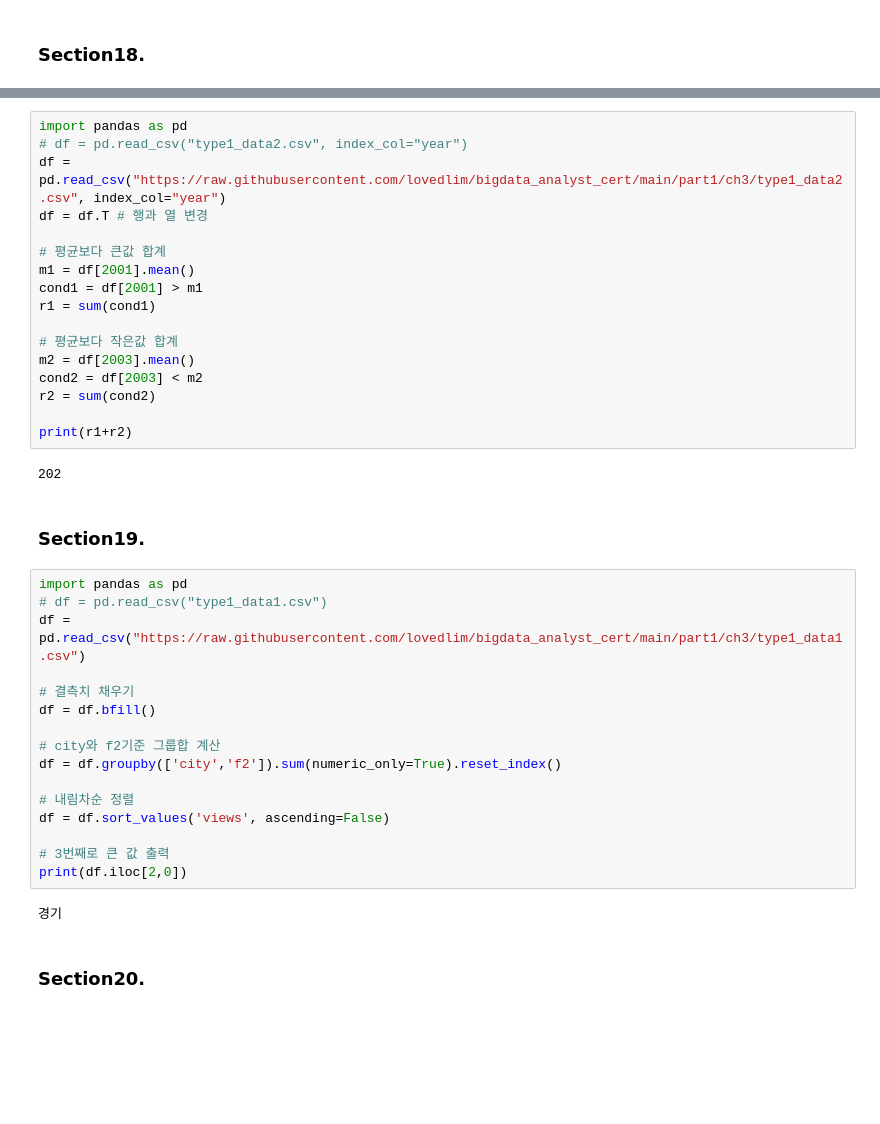
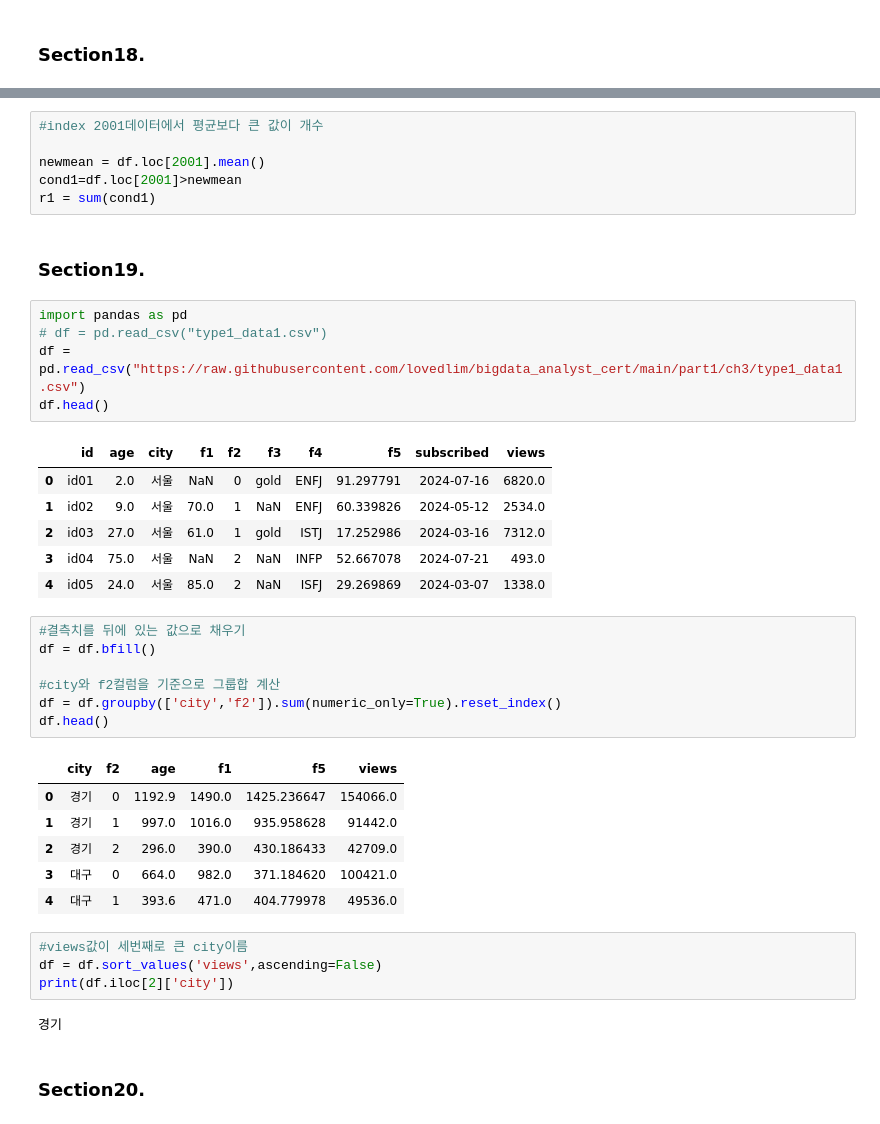
Before and after one commit to inzeong/BigData-Spark, a Jupyter notebook: part1/ch3/ch3_ex_type1.ipynb, the cells around one changed output, grey strips where cells are left out. Drawn from its saved outputs; the diff is of its cells as text; blank space fills up the shorter version.

```diff
--- a/part1/ch3/ch3_ex_type1.ipynb
+++ b/part1/ch3/ch3_ex_type1.ipynb
@@ -642,41 +625,42 @@ print(r1+r2)
-# %%
-import pandas as pd
-# df = pd.read_csv("type1_data2.csv", index_col="year")
-df = pd.read_csv("https://raw.githubusercontent.com/lovedlim/bigdata_analyst_cert/main/part1/ch3/type1_data2.csv", index_col="year")
-df = df.T # 행과 열 변경
-
-# 평균보다 큰값 합계
-m1 = df[2001].mean()
-cond1 = df[2001] > m1
-r1 = sum(cond1)
-
-# 평균보다 작은값 합계
-m2 = df[2003].mean()
-cond2 = df[2003] < m2
-r2 = sum(cond2)
-
-print(r1+r2)
-# %% [output]
-202
+# %%
+#index 2001데이터에서 평균보다 큰 값이 개수
+
+newmean = df.loc[2001].mean()
+cond1=df.loc[2001]>newmean
+r1 = sum(cond1)
 # %% [markdown]
 ### Section19.
 # %%
 import pandas as pd
 # df = pd.read_csv("type1_data1.csv")
 df = pd.read_csv("https://raw.githubusercontent.com/lovedlim/bigdata_analyst_cert/main/part1/ch3/type1_data1.csv")
-
-# 결측치 채우기
-df = df.bfill()
-
-# city와 f2기준 그룹합 계산
-df = df.groupby(['city','f2']).sum(numeric_only=True).reset_index()
-
-# 내림차순 정렬
-df = df.sort_values('views', ascending=False)
-
-# 3번째로 큰 값 출력
-print(df.iloc[2,0])
+df.head()
 # %% [output]
-경기
+|  | id | age | city | f1 | f2 | f3 | f4 | f5 | subscribed | views |
+| 0 | id01 | 2.0 | 서울 | NaN | 0 | gold | ENFJ | 91.297791 | 2024-07-16 | 6820.0 |
+| 1 | id02 | 9.0 | 서울 | 70.0 | 1 | NaN | ENFJ | 60.339826 | 2024-05-12 | 2534.0 |
+| 2 | id03 | 27.0 | 서울 | 61.0 | 1 | gold | ISTJ | 17.252986 | 2024-03-16 | 7312.0 |
+| 3 | id04 | 75.0 | 서울 | NaN | 2 | NaN | INFP | 52.667078 | 2024-07-21 | 493.0 |
+| 4 | id05 | 24.0 | 서울 | 85.0 | 2 | NaN | ISFJ | 29.269869 | 2024-03-07 | 1338.0 |
+# %%
+#결측치를 뒤에 있는 값으로 채우기
+df = df.bfill()
+
+#city와 f2컬럼을 기준으로 그룹합 계산
+df = df.groupby(['city','f2']).sum(numeric_only=True).reset_index()
+df.head()
+# %% [output]
+|  | city | f2 | age | f1 | f5 | views |
+| 0 | 경기 | 0 | 1192.9 | 1490.0 | 1425.236647 | 154066.0 |
+| 1 | 경기 | 1 | 997.0 | 1016.0 | 935.958628 | 91442.0 |
+| 2 | 경기 | 2 | 296.0 | 390.0 | 430.186433 | 42709.0 |
+| 3 | 대구 | 0 | 664.0 | 982.0 | 371.184620 | 100421.0 |
+| 4 | 대구 | 1 | 393.6 | 471.0 | 404.779978 | 49536.0 |
+# %%
+#views값이 세번째로 큰 city이름
+df = df.sort_values('views',ascending=False)
+print(df.iloc[2]['city'])
+# %% [output]
+경기
 # %% [markdown]
 ### Section20.
```
Also changed, not shown: parts of 16 cells of this notebook.
